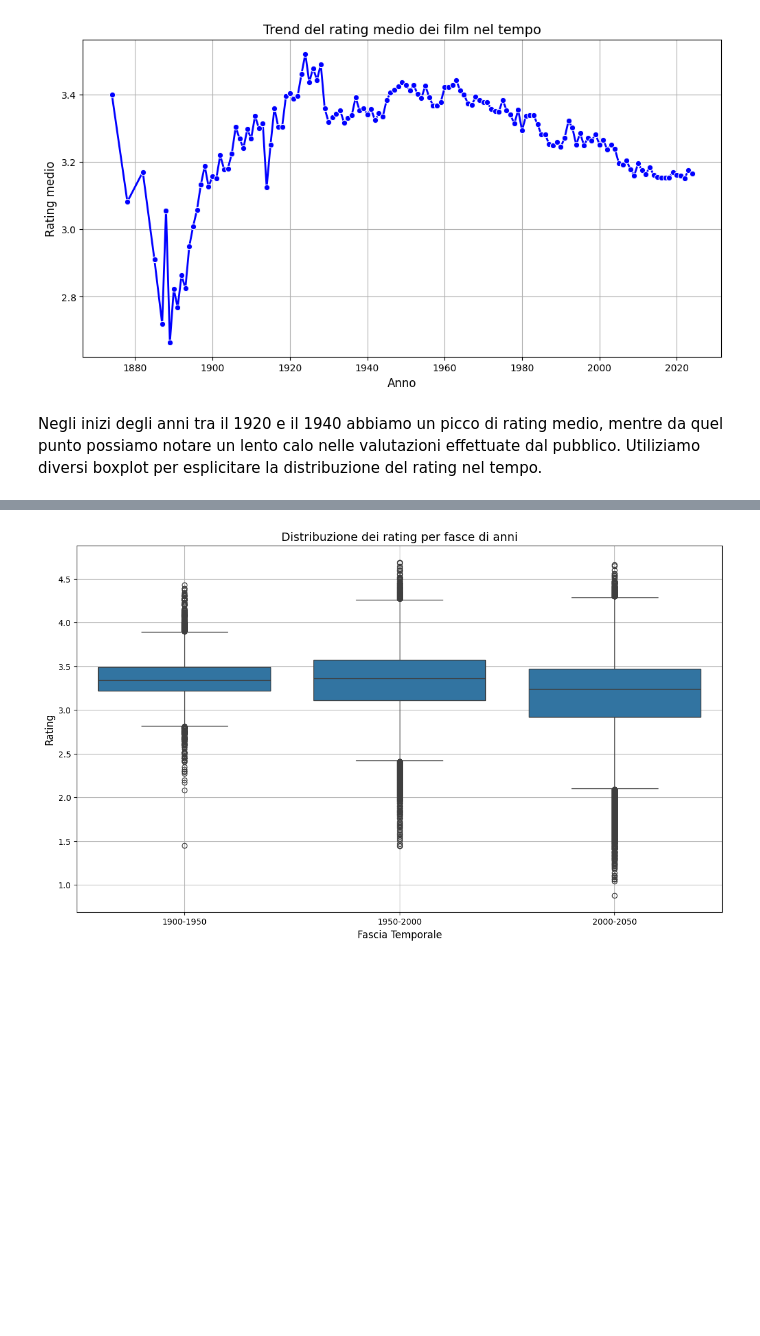
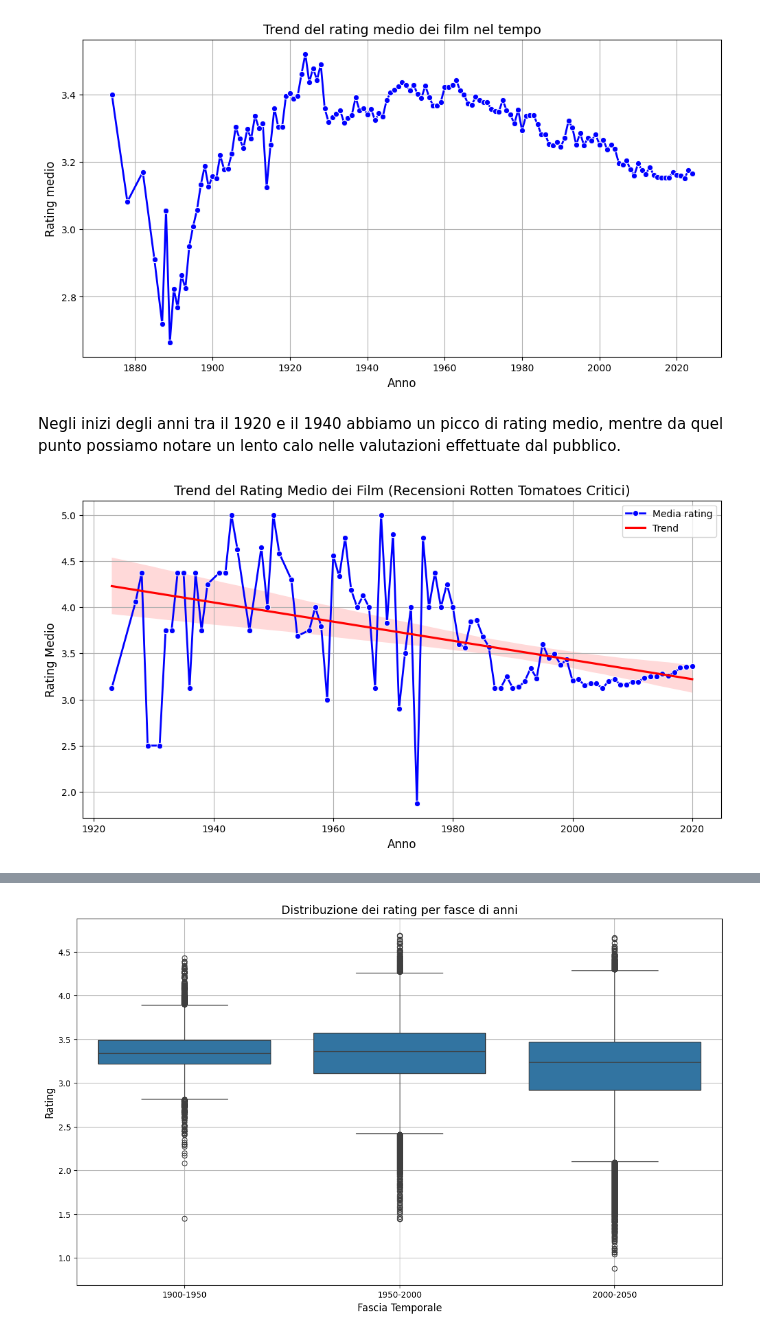
Before and after one commit to GabrieBu/freshcarrots, a Jupyter notebook: ium_Notebook/Cleaning.ipynb, the cells around one changed output, grey strips where cells are left out. Drawn from its saved outputs; the diff is of its cells as text; code cells hidden in the pictures; blank space fills up the shorter version.

```diff
--- a/ium_Notebook/Cleaning.ipynb
+++ b/ium_Notebook/Cleaning.ipynb
@@ -764,4 +709,20 @@ plt.show()
 [figure]
 # %% [markdown]
 Negli inizi degli anni tra il 1920 e il 1940 abbiamo un picco di rating medio, mentre da quel punto possiamo notare un lento calo nelle valutazioni effettuate dal pubblico.
-Utiliziamo diversi boxplot per esplicitare la distribuzione del rating nel tempo.
+# %%
+rating_trend=df_tomatoes
+rating_trend['year'] = rating_trend['review_date'].dt.year
+rating_trend = rating_trend[(rating_trend['year'] >= 1830) & (rating_trend['year'] <= 2025)]
+rating_trend = rating_trend.groupby('year')['rating'].mean().reset_index()
+
+plt.figure(figsize=(12, 6))
+sns.lineplot(x=rating_trend['year'], y=rating_trend['rating'], marker="o",linewidth=2, color='b', label="Media rating")
+sns.regplot(x=rating_trend['year'], y=rating_trend['rating'], scatter=False, color="red", label="Trend")
+plt.title("Trend del Rating Medio dei Film (Recensioni Rotten Tomatoes Critici)", fontsize=14)
+plt.xlabel("Anno", fontsize=12)
+plt.ylabel("Rating Medio", fontsize=12)
+plt.legend()
+plt.grid(True)
+plt.show()
+# %% [output]
+[figure, added]
```
Also changed, not shown: parts of 14 cells of this notebook.
